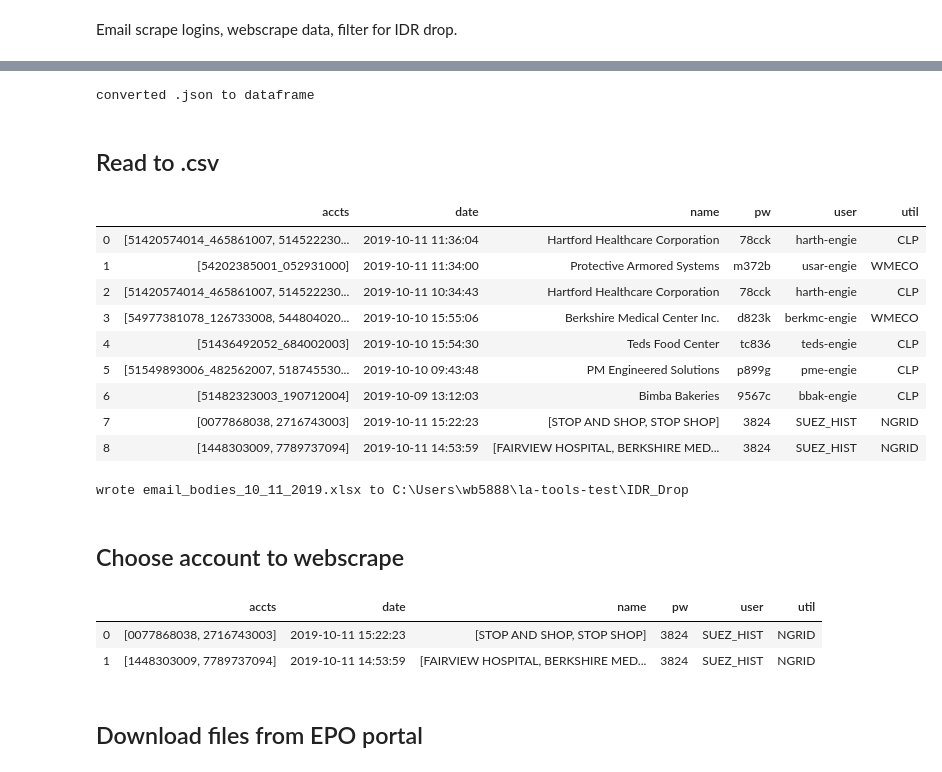
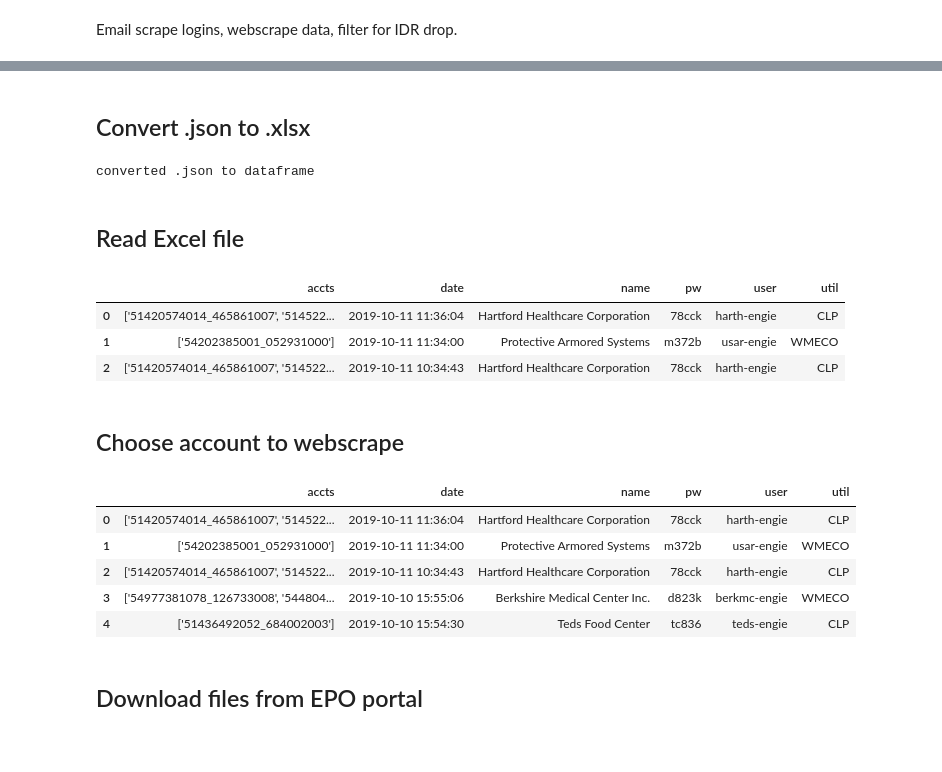
Before and after one commit to stevenhurwitt/la-tools-test, a Jupyter notebook: IDR_Drop/IDR_Drop_Portal.ipynb, the cells around one changed output, grey strips where cells are left out. Cells and saved outputs as stored; diff of their text form; code cells hidden in the pictures; blank space fills up the shorter version.

```diff
--- a/IDR_Drop/IDR_Drop_Portal.ipynb
+++ b/IDR_Drop/IDR_Drop_Portal.ipynb
@@ -43,3 +27,5 @@ file saved as email_bodies_10_11_2019.json
+# %% [markdown]
+## Convert .json to .xlsx
 # %%
 filename = 'email_bodies_10_11_2019.json'
 # %%
@@ -54,39 +40,31 @@ print('converted .json to dataframe')
 # %% [output]
 converted .json to dataframe
 # %% [markdown]
-## Read to .csv
+## Read Excel file
+# %%
+good = pd.read_excel('email_bodies_10_11_2019.xlsx')
 # %%
-good = emailscrape.past_days(good, 5)
+good = EPOwebscrape.past_days(good, 7)
 good.reset_index(drop = True, inplace = True)
 good
 # %% [output]
 |  | accts | date | name | pw | user | util |
-| 0 | [51420574014_465861007, 514522230... | 2019-10-11 11:36:04 | Hartford Healthcare Corporation | 78cck | harth-engie | CLP |
-| 1 | [54202385001_052931000] | 2019-10-11 11:34:00 | Protective Armored Systems | m372b | usar-engie | WMECO |
-| 2 | [51420574014_465861007, 514522230... | 2019-10-11 10:34:43 | Hartford Healthcare Corporation | 78cck | harth-engie | CLP |
-| 3 | [54977381078_126733008, 544804020... | 2019-10-10 15:55:06 | Berkshire Medical Center Inc. | d823k | berkmc-engie | WMECO |
-| 4 | [51436492052_684002003] | 2019-10-10 15:54:30 | Teds Food Center | tc836 | teds-engie | CLP |
-| 5 | [51549893006_482562007, 518745530... | 2019-10-10 09:43:48 | PM Engineered Solutions | p899g | pme-engie | CLP |
-| 6 | [51482323003_190712004] | 2019-10-09 13:12:03 | Bimba Bakeries | 9567c | bbak-engie | CLP |
-| 7 | [0077868038, 2716743003] | 2019-10-11 15:22:23 | [STOP AND SHOP, STOP SHOP] | 3824 | SUEZ_HIST | NGRID |
-| 8 | [1448303009, 7789737094] | 2019-10-11 14:53:59 | [FAIRVIEW HOSPITAL, BERKSHIRE MED... | 3824 | SUEZ_HIST | NGRID |
+| 0 | ['51420574014_465861007', '514522... | 2019-10-11 11:36:04 | Hartford Healthcare Corporation | 78cck | harth-engie | CLP |
+| 1 | ['54202385001_052931000'] | 2019-10-11 11:34:00 | Protective Armored Systems | m372b | usar-engie | WMECO |
+| 2 | ['51420574014_465861007', '514522... | 2019-10-11 10:34:43 | Hartford Healthcare Corporation | 78cck | harth-engie | CLP |
-# %%
-outfile = filename.split('.')[0]
-outfile = '.'.join([outfile, 'xlsx'])
-good.to_excel(outfile, index = False)
-print('wrote {} to {}'.format(outfile, basepath))
-# %% [output]
-wrote email_bodies_10_11_2019.xlsx to C:\Users\wb5888\la-tools-test\IDR_Drop
 # %% [markdown]
 ## Choose account to webscrape
 # %%
 accts = [7,8]
-dl_files = good.iloc[accts,:]
+dl_files = good
 dl_files.reset_index(inplace = True, drop = True)
 dl_files.head()
 # %% [output]
 |  | accts | date | name | pw | user | util |
-| 0 | [0077868038, 2716743003] | 2019-10-11 15:22:23 | [STOP AND SHOP, STOP SHOP] | 3824 | SUEZ_HIST | NGRID |
-| 1 | [1448303009, 7789737094] | 2019-10-11 14:53:59 | [FAIRVIEW HOSPITAL, BERKSHIRE MED... | 3824 | SUEZ_HIST | NGRID |
+| 0 | ['51420574014_465861007', '514522... | 2019-10-11 11:36:04 | Hartford Healthcare Corporation | 78cck | harth-engie | CLP |
+| 1 | ['54202385001_052931000'] | 2019-10-11 11:34:00 | Protective Armored Systems | m372b | usar-engie | WMECO |
+| 2 | ['51420574014_465861007', '514522... | 2019-10-11 10:34:43 | Hartford Healthcare Corporation | 78cck | harth-engie | CLP |
+| 3 | ['54977381078_126733008', '544804... | 2019-10-10 15:55:06 | Berkshire Medical Center Inc. | d823k | berkmc-engie | WMECO |
+| 4 | ['51436492052_684002003'] | 2019-10-10 15:54:30 | Teds Food Center | tc836 | teds-engie | CLP |
 # %% [markdown]
 ## Download files from EPO portal
```
Also changed, not shown: parts of 4 cells of this notebook, 3 other files.
